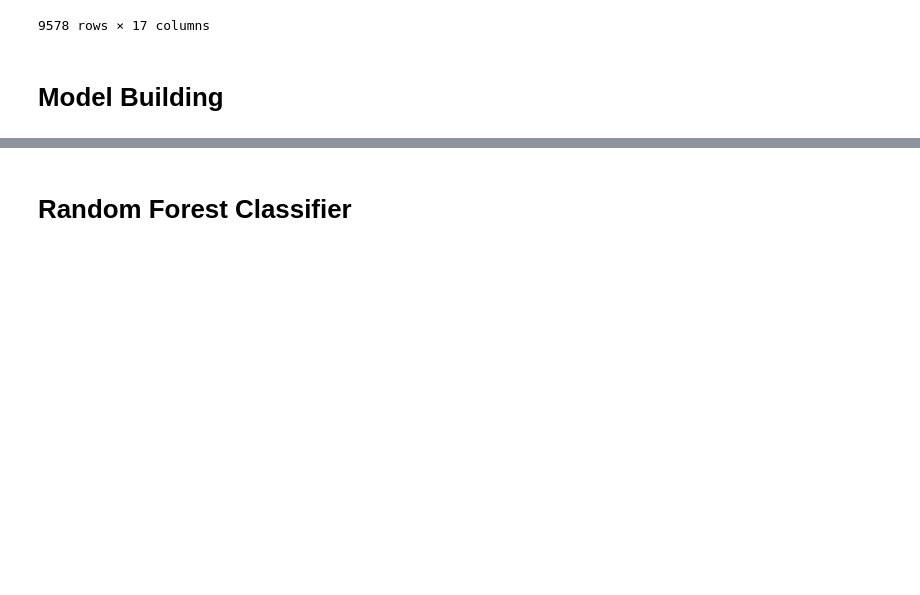
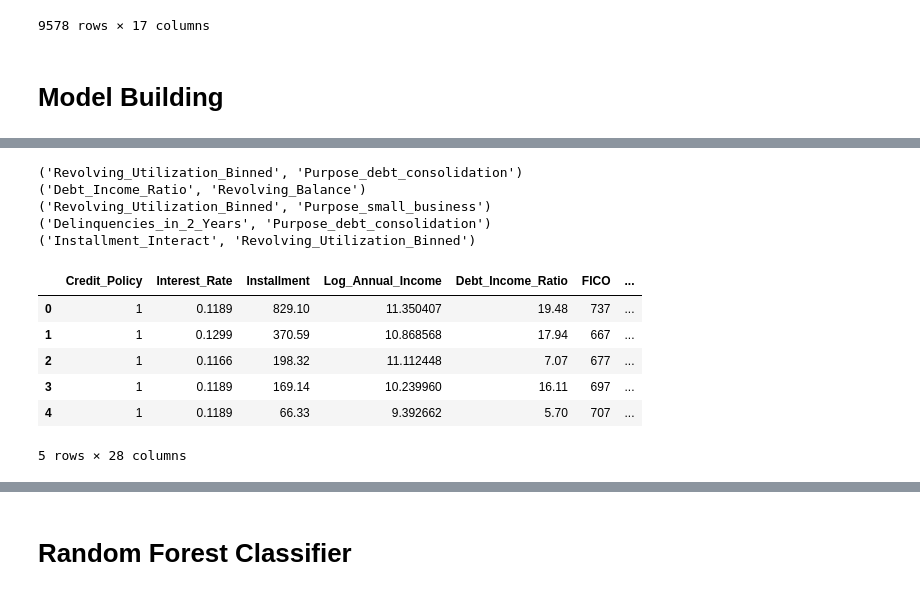
Before and after one commit to jswnthh/Toolfe_projects_ML, a Jupyter notebook: toolfe_load_model.ipynb, the cells around one changed output, grey strips where cells are left out. Saved outputs shown, nothing was run; the diff lists cells and outputs as text; code cells hidden in the pictures; blank space fills up the shorter version.

```diff
--- a/toolfe_load_model.ipynb
+++ b/toolfe_load_model.ipynb
@@ -185,0 +134,28 @@ ROC AUC: 0.6697303239311446
+# %%
+top_5 = sorted(interaction_dict.keys(), reverse = True)[:5]
+for interaction in top_5:
+    print(interaction_dict[interaction])
+# %% [output]
+('Revolving_Utilization_Binned', 'Purpose_debt_consolidation')
+('Debt_Income_Ratio', 'Revolving_Balance')
+('Revolving_Utilization_Binned', 'Purpose_small_business')
+('Delinquencies_in_2_Years', 'Purpose_debt_consolidation')
+('Installment_Interact', 'Revolving_Utilization_Binned')
+# %%
+# Create the interaction columns
+x['1'] = x['Revolving_Utilization_Binned'] * x['Purpose_debt_consolidation']
+x['2'] = x['Debt_Income_Ratio'] * x['Revolving_Balance']
+x['3'] = x['Revolving_Utilization_Binned'] * x['Purpose_small_business']
+x['4'] = x['Installment_Interact'] * x['Revolving_Utilization_Binned']
+x['5'] = x['Delinquencies_in_2_Years'] * x['Purpose_debt_consolidation']
+
+# Print the updated x dataframe
+x.head()
+# %% [output]
+|  | Credit_Policy | Interest_Rate | Installment | Log_Annual_Income | Debt_Income_Ratio | FICO | ... |
+| 0 | 1 | 0.1189 | 829.10 | 11.350407 | 19.48 | 737 | ... |
+| 1 | 1 | 0.1299 | 370.59 | 10.868568 | 17.94 | 667 | ... |
+| 2 | 1 | 0.1166 | 198.32 | 11.112448 | 7.07 | 677 | ... |
+| 3 | 1 | 0.1189 | 169.14 | 10.239960 | 16.11 | 697 | ... |
+| 4 | 1 | 0.1189 | 66.33 | 9.392662 | 5.70 | 707 | ... |
+5 rows × 28 columns
```
Also changed, not shown: parts of 56 cells of this notebook.
